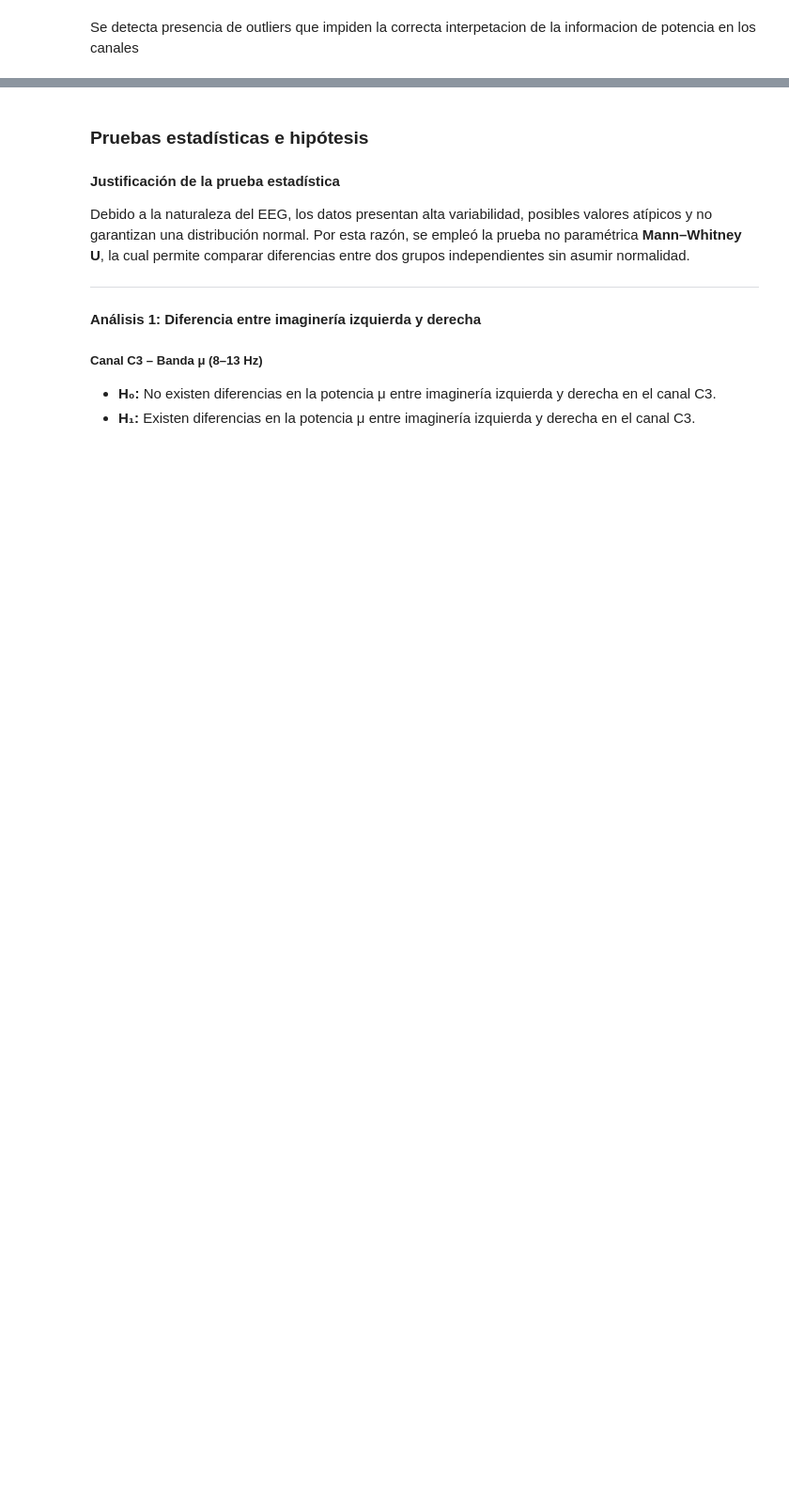
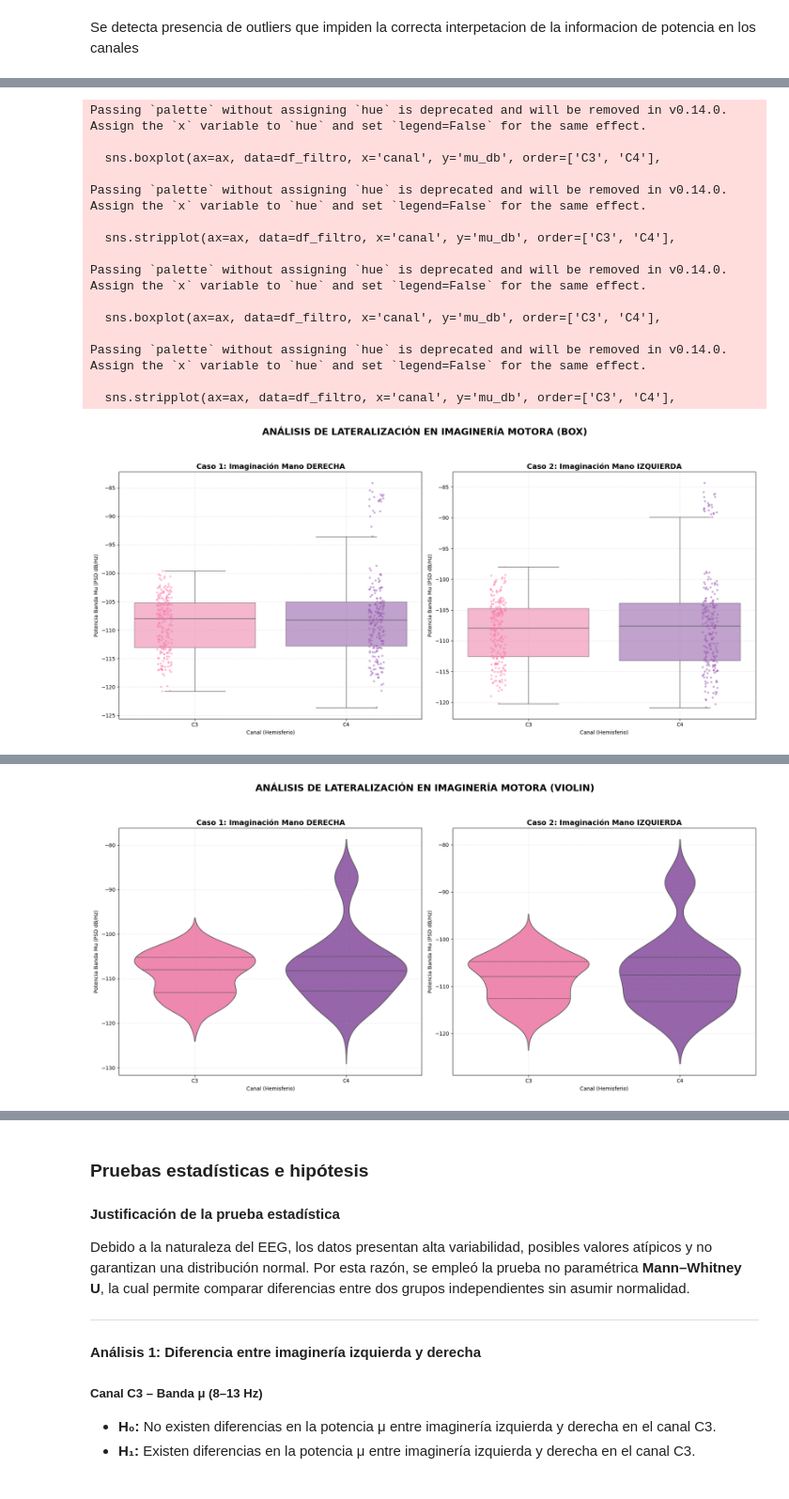
Before and after one commit to KarenAgudelo769/Proyecto_biosenales, a Jupyter notebook: codigo.ipynb, the cells around one changed output, grey strips where cells are left out. Shown at 94% size. Cells and saved outputs as stored; diff of their text form; code cells hidden in the pictures; blank space fills up the shorter version.

```diff
--- a/codigo.ipynb
+++ b/codigo.ipynb
@@ -806,0 +656,74 @@ plt.show()
+# %%
+
+def graficar_lateralizacion_db(tipo='box'):
+    # Creamos 2 subplots: uno para Imaginación Derecha y otro para Izquierda
+    fig, axes = plt.subplots(1, 2, figsize=(18, 8))
+
+    # Colores: C3 (Rosa), C4 (Morado)
+    paleta_canales = {'C3': '#FF77AA', 'C4': '#9B59B6'}
+
+    # Casos a graficar
+    casos = [
+        {'titulo': 'Caso 1: Imaginación Mano DERECHA', 'tarea': 'derecha'},
+        {'titulo': 'Caso 2: Imaginación Mano IZQUIERDA', 'tarea': 'izquierda'}
+    ]
+
+    for i, caso in enumerate(casos):
+        ax = axes[i]
+
+        # Filtramos: Solo condición imaginación y la tarea específica
+        df_filtro = df_final[
+            (df_final['condicion'] == 'imaginacion') &
+            (df_final['tarea'] == caso['tarea']) &
+            (df_final['canal'].isin(['C3', 'C4']))
+        ].copy()
+
+        # Conversión a Decibelios (dB)
+        df_filtro['mu_db'] = 10 * np.log10(df_filtro['mu'])
+
+        if tipo == 'box':
+            sns.boxplot(ax=ax, data=df_filtro, x='canal', y='mu_db', order=['C3', 'C4'],
+                        palette=paleta_canales, showfliers=False, boxprops=dict(alpha=0.6))
+            sns.stripplot(ax=ax, data=df_filtro, x='canal', y='mu_db', order=['C3', 'C4'],
+                          dodge=True, size=4, palette=paleta_canales, alpha=0.5, legend=False)
+
+        elif tipo == 'violin':
+            sns.violinplot(ax=ax, data=df_filtro, x='canal', y='mu_db', order=['C3', 'C4'],
+                           palette=paleta_canales, inner='quartile')
+
+        elif tipo == 'tendencia':
+            # En tendencia comparamos cómo cambia la potencia entre hemisferios
+            sns.pointplot(ax=ax, data=df_filtro, x='canal', y='mu_db', order=['C3', 'C4'],
+                          color='#2C3E50', markers="D", capsize=.1)
+
+        ax.set_title(caso['titulo'], fontweight='bold', fontsize=14)
+        ax.set_ylabel('Potencia Banda Mu (PSD dB/Hz)')
+        ax.set_xlabel('Canal (Hemisferio)')
+        ax.grid(True, ls="--", alpha=0.3)
+
+    plt.suptitle(f'ANÁLISIS DE LATERALIZACIÓN EN IMAGINERÍA MOTORA ({tipo.upper()})',
+                 fontsize=18, fontweight='bold', y=1.05)
+    plt.tight_layout()
+    plt.show()
+
+# EJECUCIÓN
+graficar_lateralizacion_db('box')
+graficar_lateralizacion_db('violin')
+graficar_lateralizacion_db('tendencia')
+# %% [output]
+Passing `palette` without assigning `hue` is deprecated and will be removed in v0.14.0. Assign the `x` variable to `hue` and set `legend=False` for the same effect.
+
+  sns.boxplot(ax=ax, data=df_filtro, x='canal', y='mu_db', order=['C3', 'C4'],
+
+Passing `palette` without assigning `hue` is deprecated and will be removed in v0.14.0. Assign the `x` variable to `hue` and set `legend=False` for the same effect.
+
+  sns.stripplot(ax=ax, data=df_filtro, x='canal', y='mu_db', order=['C3', 'C4'],
+
+Passing `palette` without assigning `hue` is deprecated and will be removed in v0.14.0. Assign the `x` variable to `hue` and set `legend=False` for the same effect.
+
+  sns.boxplot(ax=ax, data=df_filtro, x='canal', y='mu_db', order=['C3', 'C4'],
+
+Passing `palette` without assigning `hue` is deprecated and will be removed in v0.14.0. Assign the `x` variable to `hue` and set `legend=False` for the same effect.
+
+  sns.stripplot(ax=ax, data=df_filtro, x='canal', y='mu_db', order=['C3', 'C4'],
+[figure, added]
@@ -806,0 +737 @@ plt.show()
+[figure, added]
```
Also changed, not shown: parts of 7 cells of this notebook.
